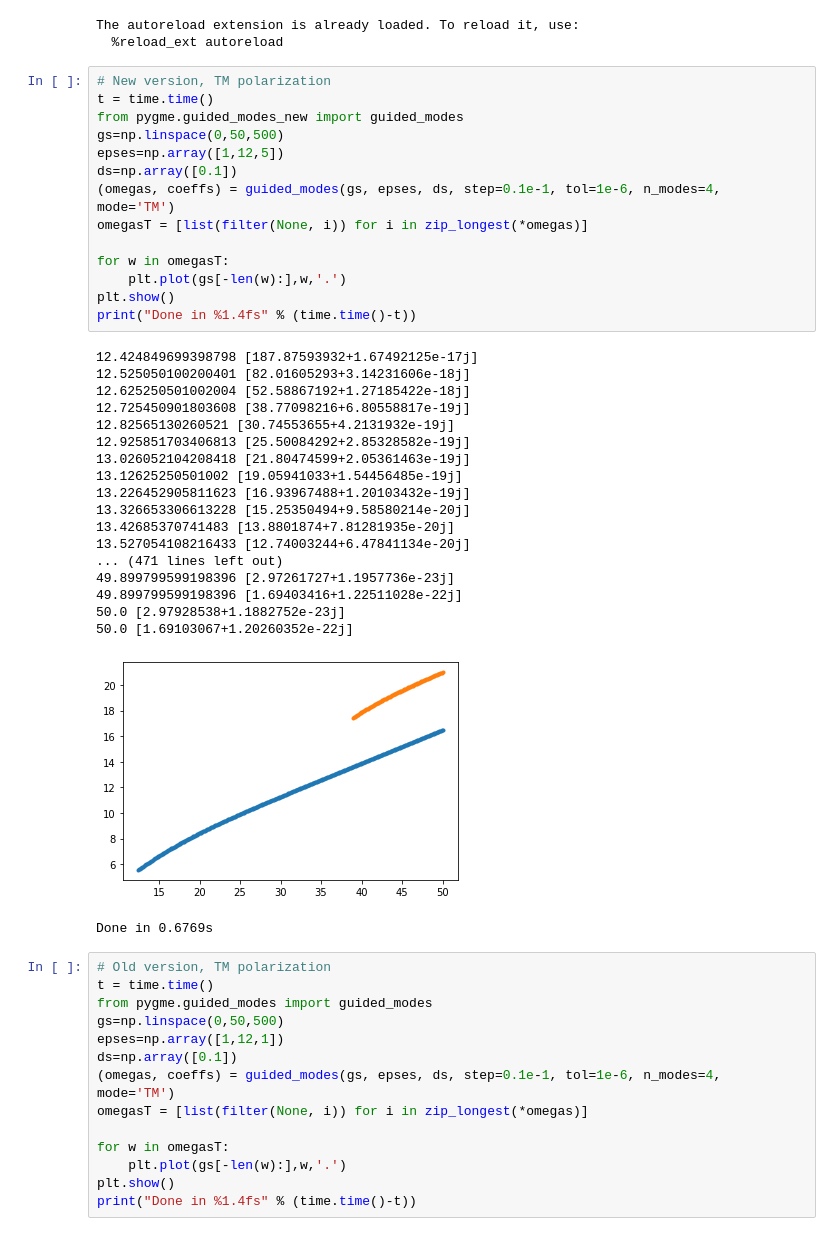
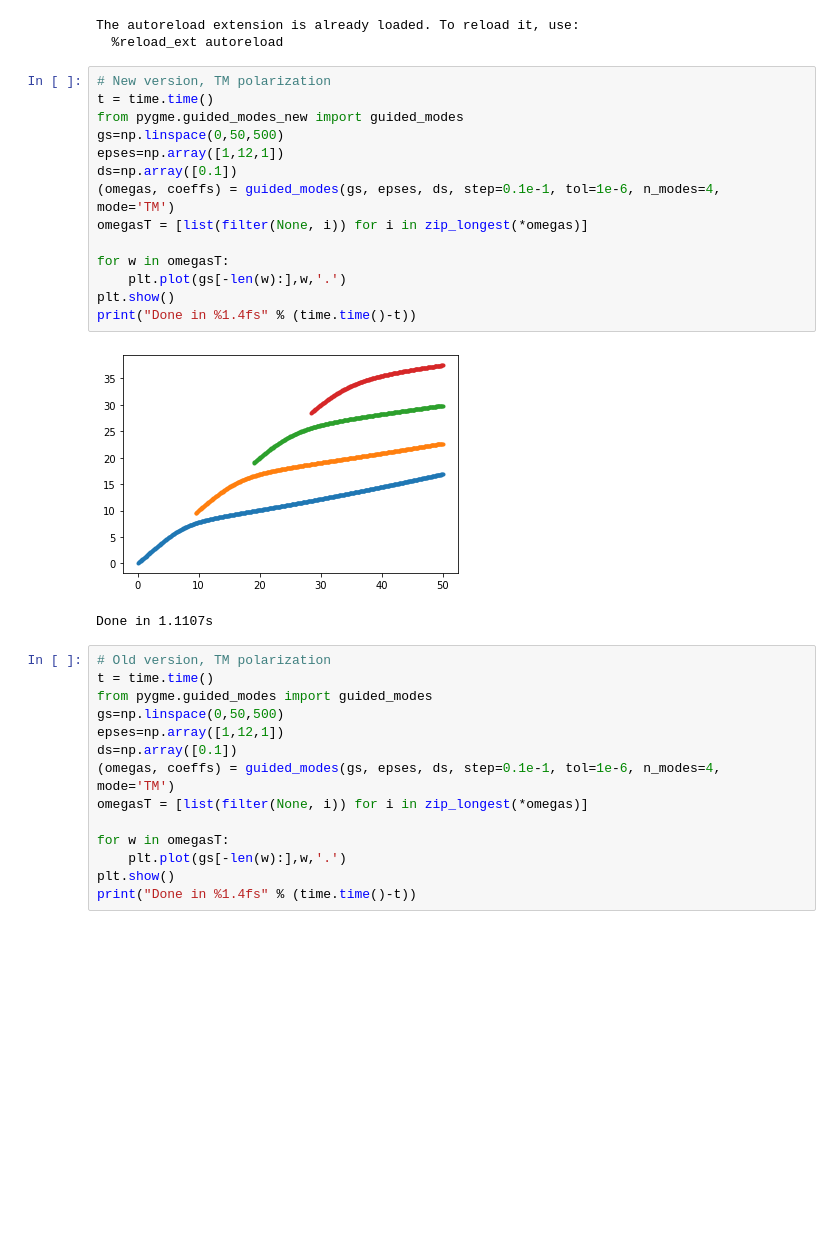
Before and after one commit to fancompute/legume, a Jupyter notebook: Notebooks/Compare_guided_modes.ipynb, the cells around one changed output. Saved outputs shown, nothing was run; the diff lists cells and outputs as text; blank space fills up the shorter version.

```diff
--- a/Notebooks/Compare_guided_modes.ipynb
+++ b/Notebooks/Compare_guided_modes.ipynb
@@ -16,37 +16,20 @@ The autoreload extension is already loaded. To reload it, use:
 # %%
 # New version, TM polarization
 t = time.time()
 from pygme.guided_modes_new import guided_modes
 gs=np.linspace(0,50,500)
-epses=np.array([1,12,5])
+epses=np.array([1,12,1])
 ds=np.array([0.1])
 (omegas, coeffs) = guided_modes(gs, epses, ds, step=0.1e-1, tol=1e-6, n_modes=4, mode='TM')
 omegasT = [list(filter(None, i)) for i in zip_longest(*omegas)]
 
 for w in omegasT:
     plt.plot(gs[-len(w):],w,'.')
 plt.show()
 print("Done in %1.4fs" % (time.time()-t))
 # %% [output]
+[figure, new version]
-12.424849699398798 [187.87593932+1.67492125e-17j]
-12.525050100200401 [82.01605293+3.14231606e-18j]
-12.625250501002004 [52.58867192+1.27185422e-18j]
-12.725450901803608 [38.77098216+6.80558817e-19j]
-12.82565130260521 [30.74553655+4.2131932e-19j]
-12.925851703406813 [25.50084292+2.85328582e-19j]
-13.026052104208418 [21.80474599+2.05361463e-19j]
-13.12625250501002 [19.05941033+1.54456485e-19j]
-13.226452905811623 [16.93967488+1.20103432e-19j]
-13.326653306613228 [15.25350494+9.58580214e-20j]
-13.42685370741483 [13.8801874+7.81281935e-20j]
-13.527054108216433 [12.74003244+6.47841134e-20j]
-... (471 lines left out)
-49.899799599198396 [2.97261727+1.1957736e-23j]
-49.899799599198396 [1.69403416+1.22511028e-22j]
-50.0 [2.97928538+1.1882752e-23j]
-50.0 [1.69103067+1.20260352e-22j]
+Done in 1.1107s
-[figure, old version]
-Done in 0.6769s
 # %%
 # Old version, TM polarization
 t = time.time()
```
Also changed, not shown: 3 other files.
